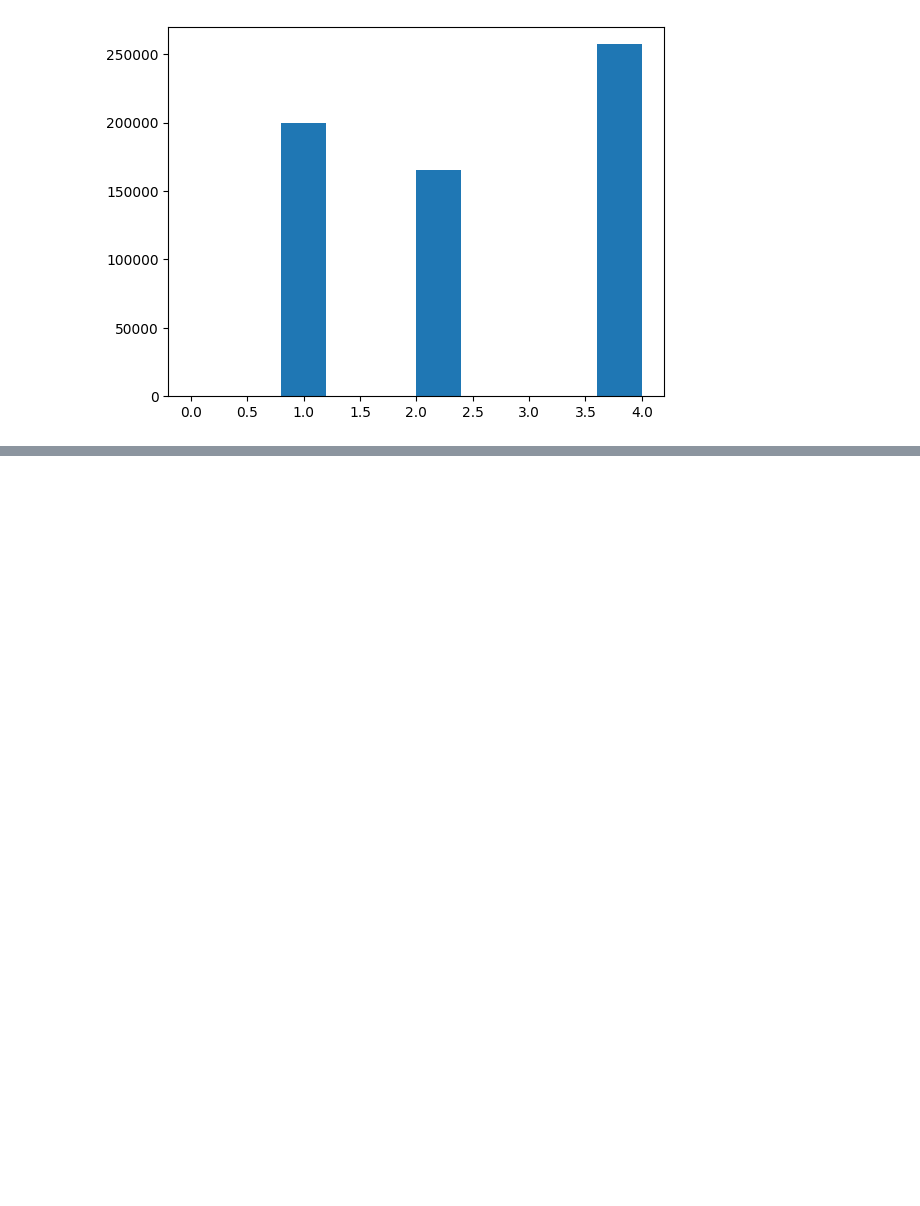
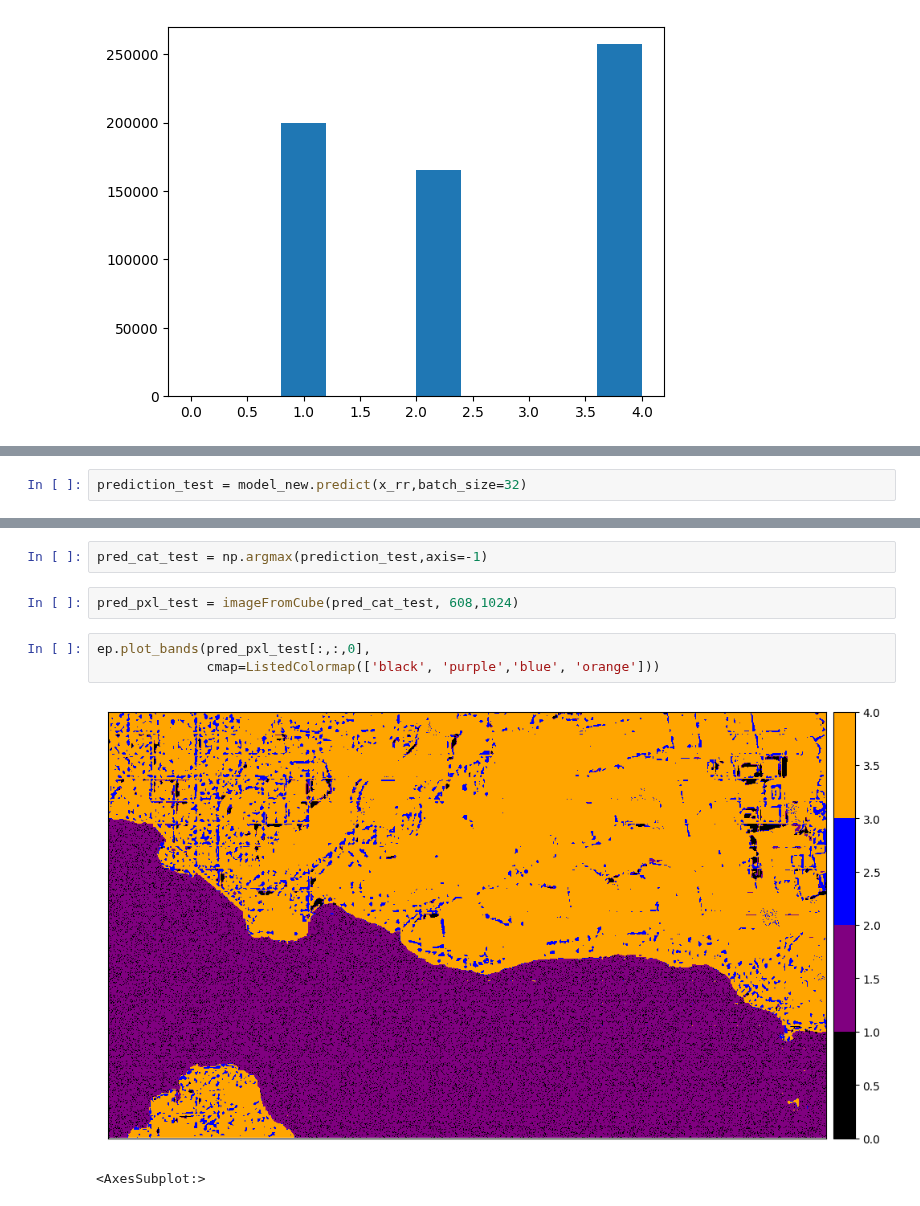
Before and after one commit to angpysha/Satellite_Imagery_Analysis, a Jupyter notebook: Classification/method3.ipynb, the cells around one changed output, grey strips where cells are left out. Cells and saved outputs as stored; diff of their text form; blank space fills up the shorter version.

```diff
--- a/Classification/method3.ipynb
+++ b/Classification/method3.ipynb
@@ -627,0 +672,2 @@ plt.hist(pred_cat.reshape(-1))
+# %%
+prediction_test = model_new.predict(x_rr,batch_size=32)
@@ -627,0 +676,10 @@ plt.hist(pred_cat.reshape(-1))
+# %%
+pred_cat_test = np.argmax(prediction_test,axis=-1)
+# %%
+pred_pxl_test = imageFromCube(pred_cat_test, 608,1024)
+# %%
+ep.plot_bands(pred_pxl_test[:,:,0],
+              cmap=ListedColormap(['black', 'purple','blue', 'orange']))
+# %% [output]
+[figure, added]
+<AxesSubplot:>
```
Also changed, not shown: parts of 43 cells of this notebook.
